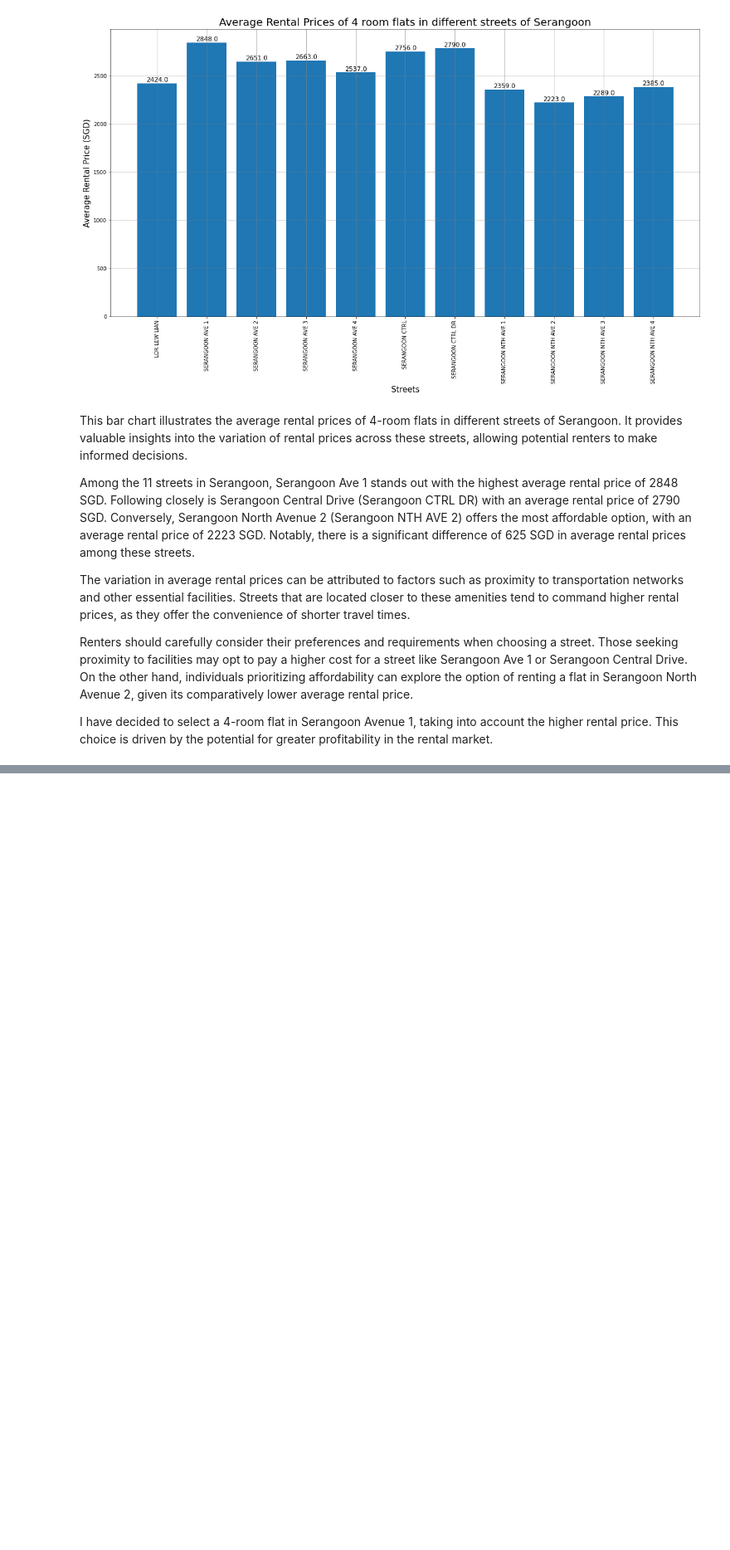
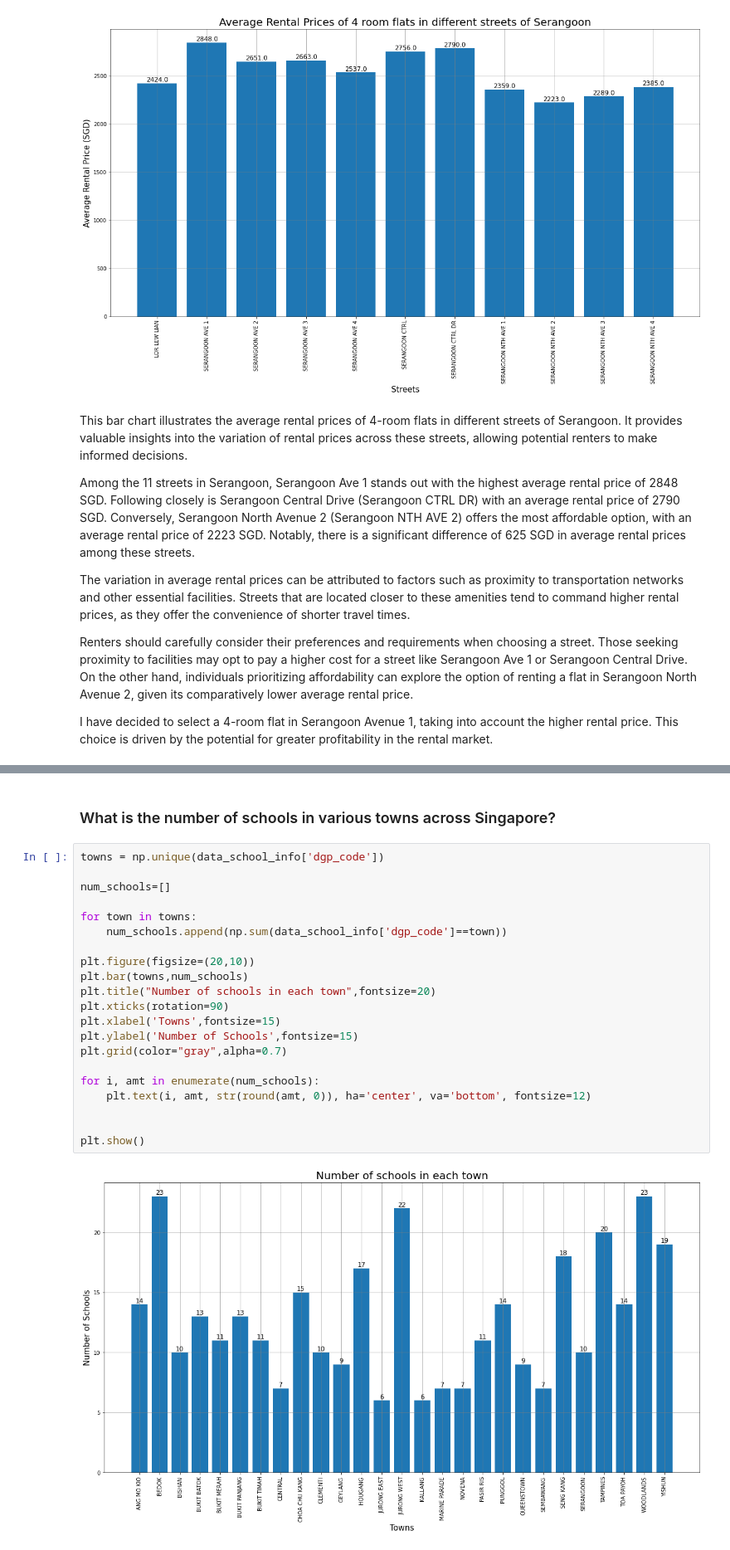
Before and after one commit to rajkaran27/PDS-CA1, a Jupyter notebook: Submission.ipynb, the cells around one changed output, grey strips where cells are left out. Shown: that part at 83% size. Drawn from its saved outputs; the diff is of its cells as text; blank space fills up the shorter version.

```diff
--- a/Submission.ipynb
+++ b/Submission.ipynb
@@ -678,0 +706,25 @@ for date in rental_date:
+# %% [markdown]
+### What is the number of schools in various towns across Singapore?
+# %%
+towns = np.unique(data_school_info['dgp_code'])
+
+num_schools=[]
+
+for town in towns:
+    num_schools.append(np.sum(data_school_info['dgp_code']==town))
+
+plt.figure(figsize=(20,10))
+plt.bar(towns,num_schools)
+plt.title("Number of schools in each town",fontsize=20)
+plt.xticks(rotation=90)
+plt.xlabel('Towns',fontsize=15)
+plt.ylabel('Number of Schools',fontsize=15)
+plt.grid(color="gray",alpha=0.7)
+
+for i, amt in enumerate(num_schools):
+    plt.text(i, amt, str(round(amt, 0)), ha='center', va='bottom', fontsize=12)
+
+
+plt.show()
+# %% [output]
+[figure, added]
```
Also changed, not shown: parts of 14 cells of this notebook, 3 other files.
